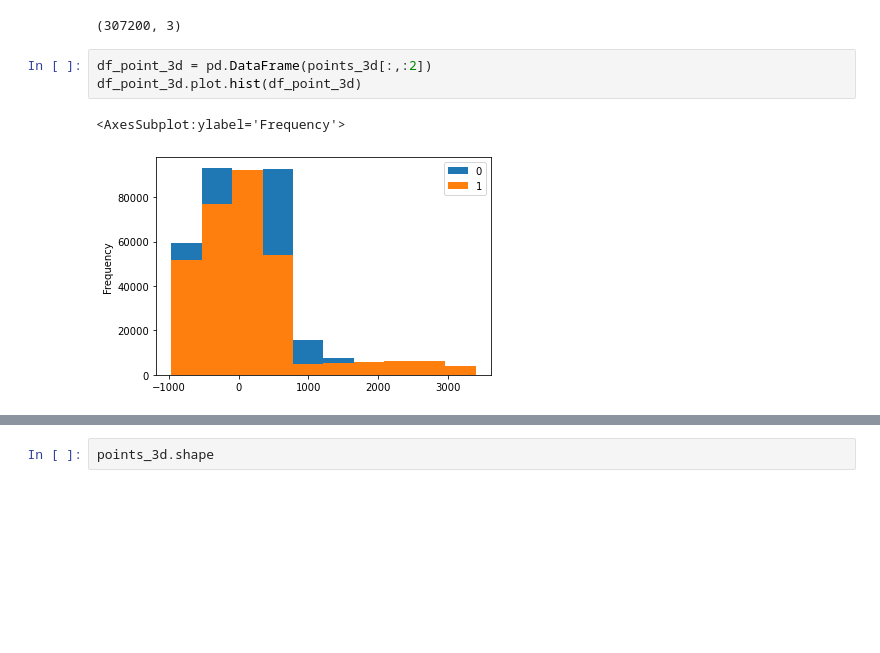
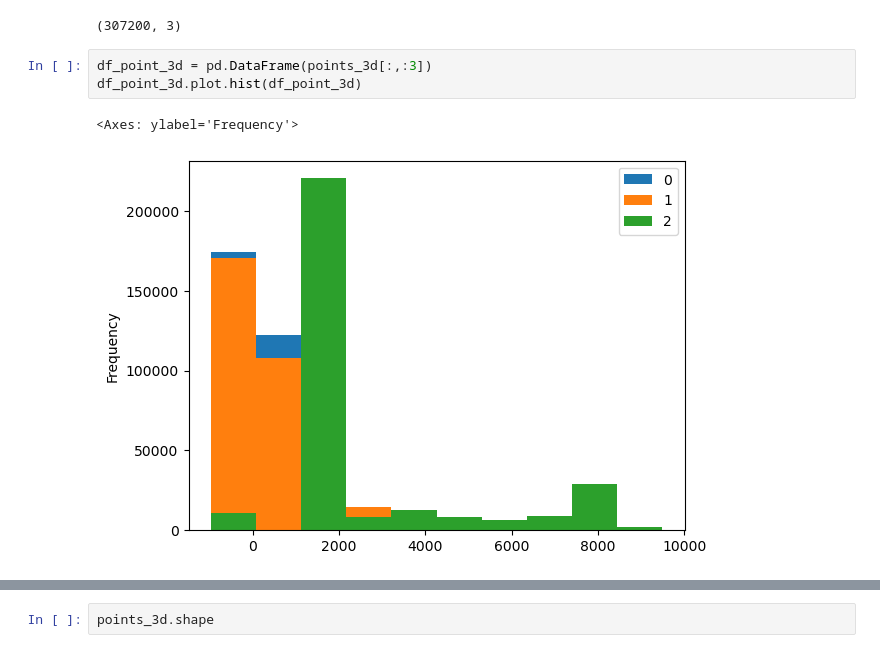
Before and after one commit to XHao1997/wur_navcar, a Jupyter notebook: image_calibration.ipynb, the cells around one changed output, grey strips where cells are left out. Drawn from its saved outputs; the diff is of its cells as text; blank space fills up the shorter version.

```diff
--- a/image_calibration.ipynb
+++ b/image_calibration.ipynb
@@ -160,8 +157,8 @@ points_3d.shape
 # %% [output]
 (307200, 3)
 # %%
-df_point_3d = pd.DataFrame(points_3d[:,:2])
+df_point_3d = pd.DataFrame(points_3d[:,:3])
 df_point_3d.plot.hist(df_point_3d)
 # %% [output]
-<AxesSubplot:ylabel='Frequency'>
+<Axes: ylabel='Frequency'>
-[figure, old version]
+[figure, new version]
```
Also changed, not shown: parts of 8 cells of this notebook.
